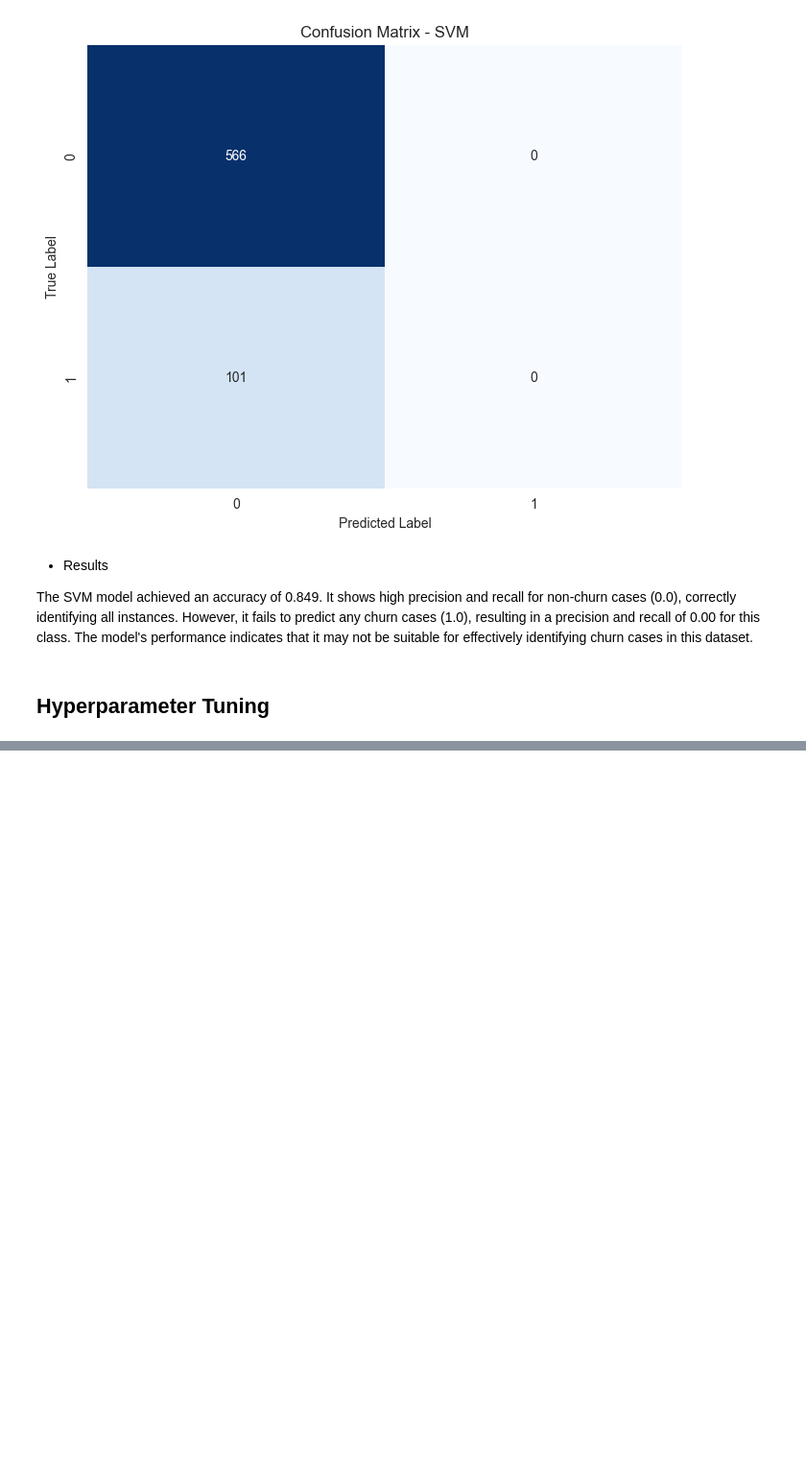
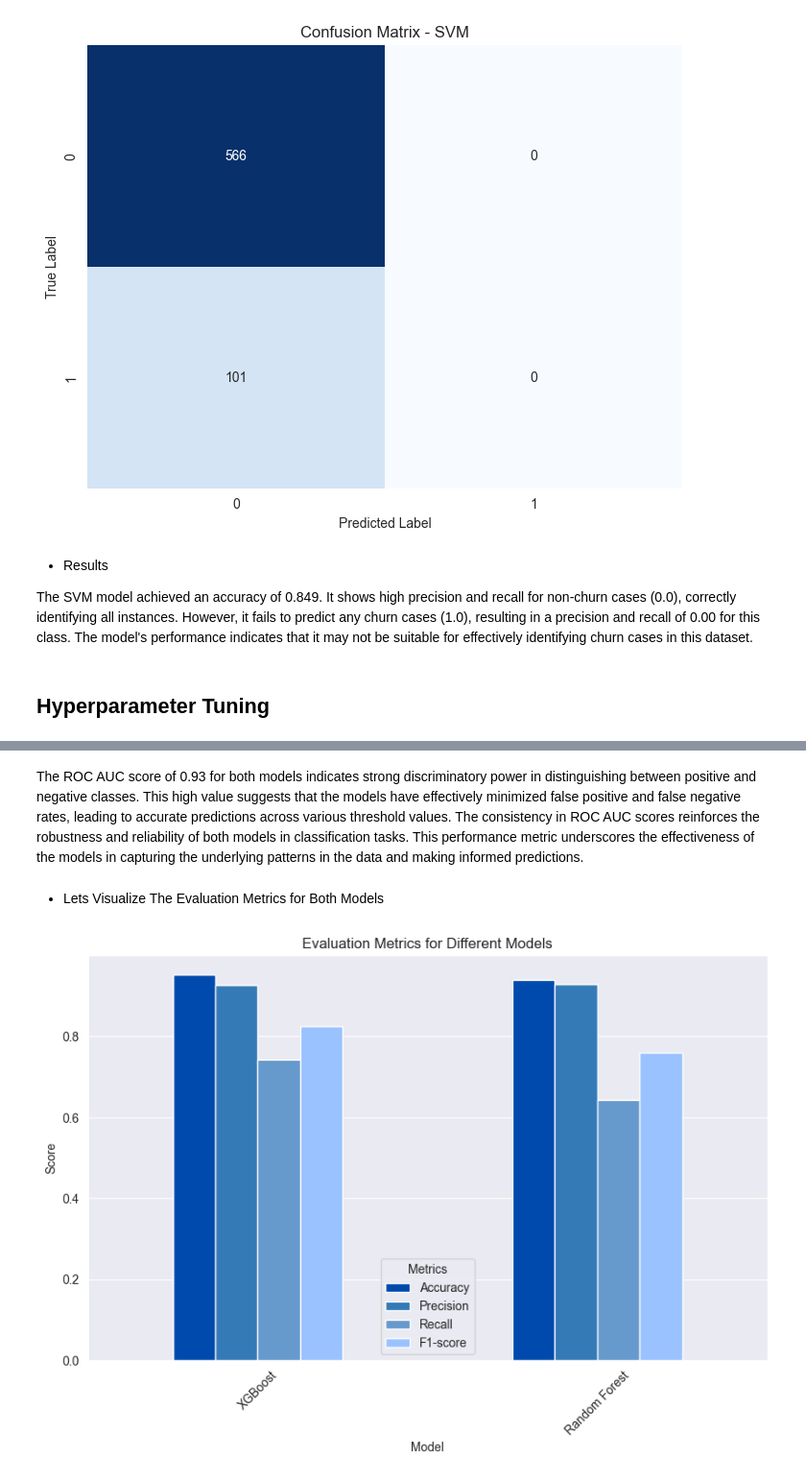
Before and after one commit to yunazzy/SyriaTel-Customer-Churn-Project, a Jupyter notebook: SyriaTel.ipynb, the cells around one changed output, grey strips where cells are left out. Shown at 96% size. Cells and saved outputs as stored; diff of their text form; code cells hidden in the pictures; blank space fills up the shorter version.

Commit message:
Update notebook(Model Tuning)

```diff
--- a/SyriaTel.ipynb
+++ b/SyriaTel.ipynb
@@ -963,0 +1140,41 @@ The SVM model achieved an accuracy of 0.849. It shows high precision and recall
+# %% [markdown]
+The ROC AUC score of 0.93 for both models indicates strong discriminatory power in distinguishing between positive and negative classes. This high value suggests that the models have effectively minimized false positive and false negative rates, leading to accurate predictions across various threshold values. The consistency in ROC AUC scores reinforces the robustness and reliability of both models in classification tasks. This performance metric underscores the effectiveness of the models in capturing the underlying patterns in the data and making informed predictions.
+# %% [markdown]
+* Lets Visualize The Evaluation Metrics for Both Models
+# %%
+# Initialize dictionaries to store the evaluation metrics for each model
+evaluation_metrics = {'Model': [], 'Accuracy': [], 'Precision': [], 'Recall': [], 'F1-score': []}
+
+# Assuming "models" is a dictionary containing your tuned models (XGBoost, Gradient Boosting, Random Forest)
+for model_name, model in [('XGBoost', xgb_grid.best_estimator_), ('Random Forest', rf_grid.best_estimator_)]:
+    # Make predictions on the test set
+    y_pred = model.predict(X_test)
+
+    # Calculate evaluation metrics
+    accuracy = accuracy_score(y_test, y_pred)
+    precision = precision_score(y_test, y_pred)
+    recall = recall_score(y_test, y_pred)
+    f1 = f1_score(y_test, y_pred)
+
+    # Store evaluation metrics in the dictionary
+    evaluation_metrics['Model'].append(model_name)
+    evaluation_metrics['Accuracy'].append(accuracy)
+    evaluation_metrics['Precision'].append(precision)
+    evaluation_metrics['Recall'].append(recall)
+    evaluation_metrics['F1-score'].append(f1)
+
+# Convert the dictionary to a DataFrame
+metrics_df = pd.DataFrame(evaluation_metrics)
+
+# Plot bar graphs for each evaluation metric
+colors = ['#004aad', '#337ab7', '#6699cc', '#99c2ff']  # Different shades of blue
+metrics_df.set_index('Model').plot(kind='bar', figsize=(10, 6), color=colors)
+plt.title('Evaluation Metrics for Different Models')
+plt.ylabel('Score')
+plt.xlabel('Model')
+plt.xticks(rotation=45)
+plt.legend(title='Metrics')
+plt.grid(axis='y')
+plt.show()
+# %% [output]
+[figure, added]
```
Also changed, not shown: parts of 12 cells of this notebook.
